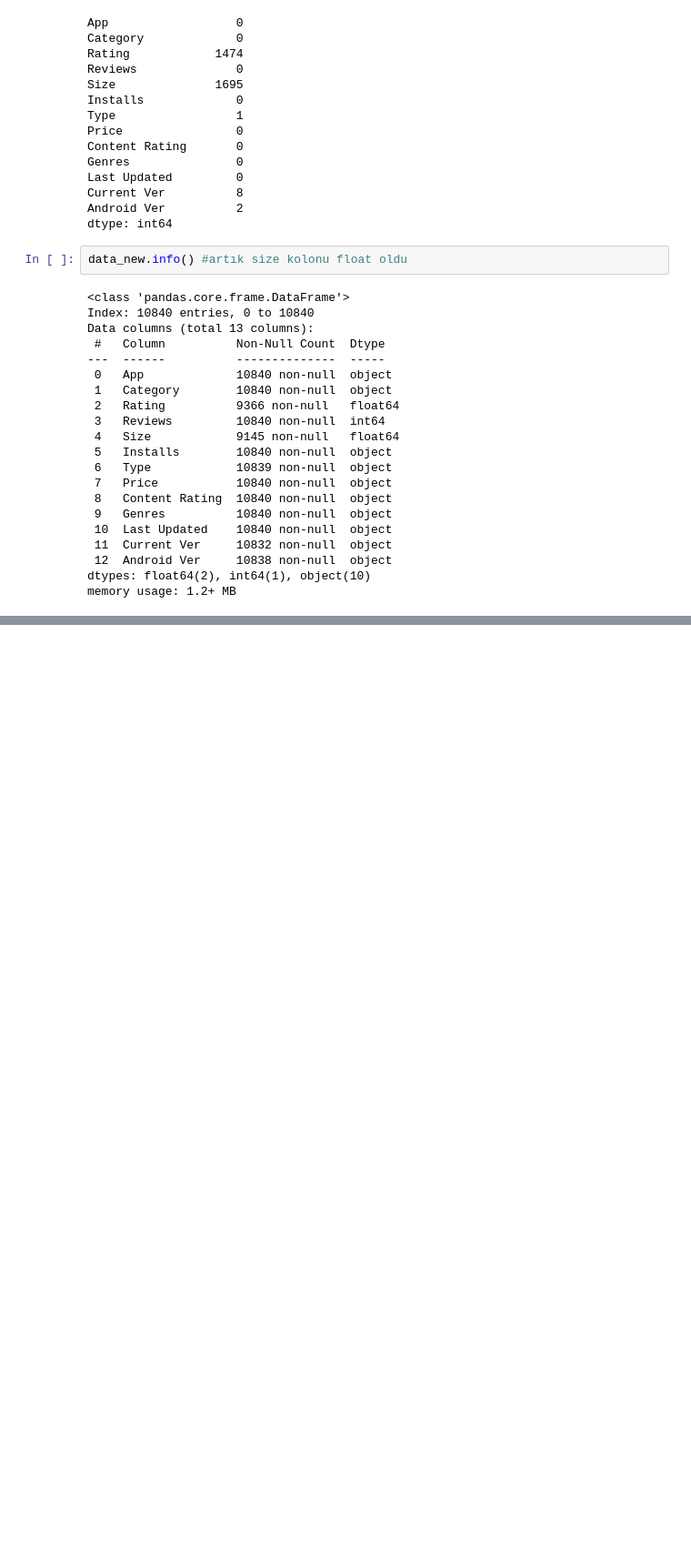
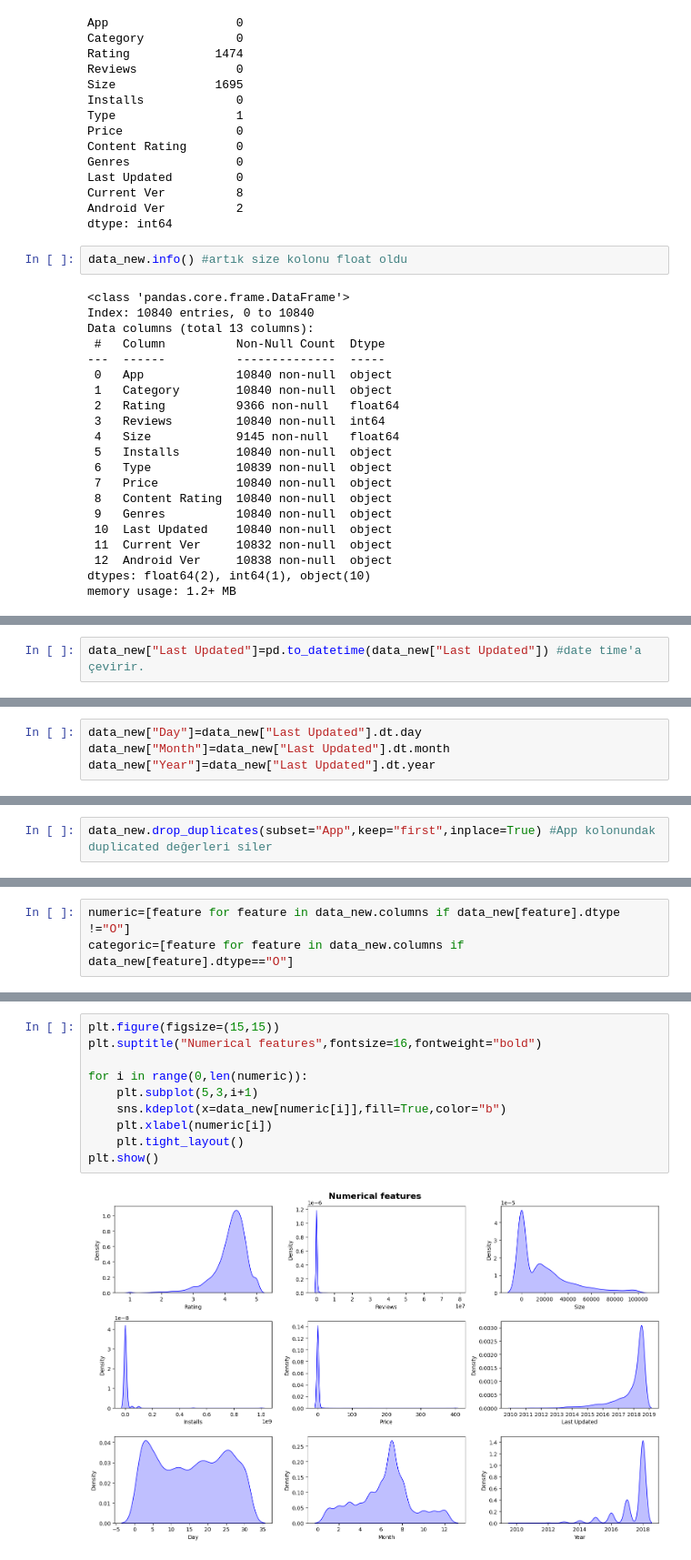
Before and after one commit to elifduman23/Feature-Engineering-GooglePlayStore.csv, a Jupyter notebook: Feature Engineering with Google Play Dataset.ipynb, the cells around one changed output, grey strips where cells are left out. Shown: that part at 91% size. Drawn from its saved outputs; the diff is of its cells as text; blank space fills up the shorter version.

```diff
--- a/Feature Engineering with Google Play Dataset.ipynb
+++ b/Feature Engineering with Google Play Dataset.ipynb
@@ -305,0 +457,2 @@ memory usage: 1.2+ MB
+# %%
+data_new["Last Updated"]=pd.to_datetime(data_new["Last Updated"]) #date time'a çevirir.
@@ -305,0 +468,4 @@ memory usage: 1.2+ MB
+# %%
+data_new["Day"]=data_new["Last Updated"].dt.day
+data_new["Month"]=data_new["Last Updated"].dt.month
+data_new["Year"]=data_new["Last Updated"].dt.year
@@ -305,0 +492,2 @@ memory usage: 1.2+ MB
+# %%
+data_new.drop_duplicates(subset="App",keep="first",inplace=True) #App kolonundak duplicated değerleri siler
@@ -305,0 +498,3 @@ memory usage: 1.2+ MB
+# %%
+numeric=[feature for feature in data_new.columns if data_new[feature].dtype !="O"]
+categoric=[feature for feature in data_new.columns if data_new[feature].dtype=="O"]
@@ -305,0 +508,12 @@ memory usage: 1.2+ MB
+# %%
+plt.figure(figsize=(15,15))
+plt.suptitle("Numerical features",fontsize=16,fontweight="bold")
+
+for i in range(0,len(numeric)):
+    plt.subplot(5,3,i+1)
+    sns.kdeplot(x=data_new[numeric[i]],fill=True,color="b")
+    plt.xlabel(numeric[i])
+    plt.tight_layout()
+plt.show()
+# %% [output]
+[figure, added]
```
Also changed, not shown: parts of 50 cells of this notebook.
